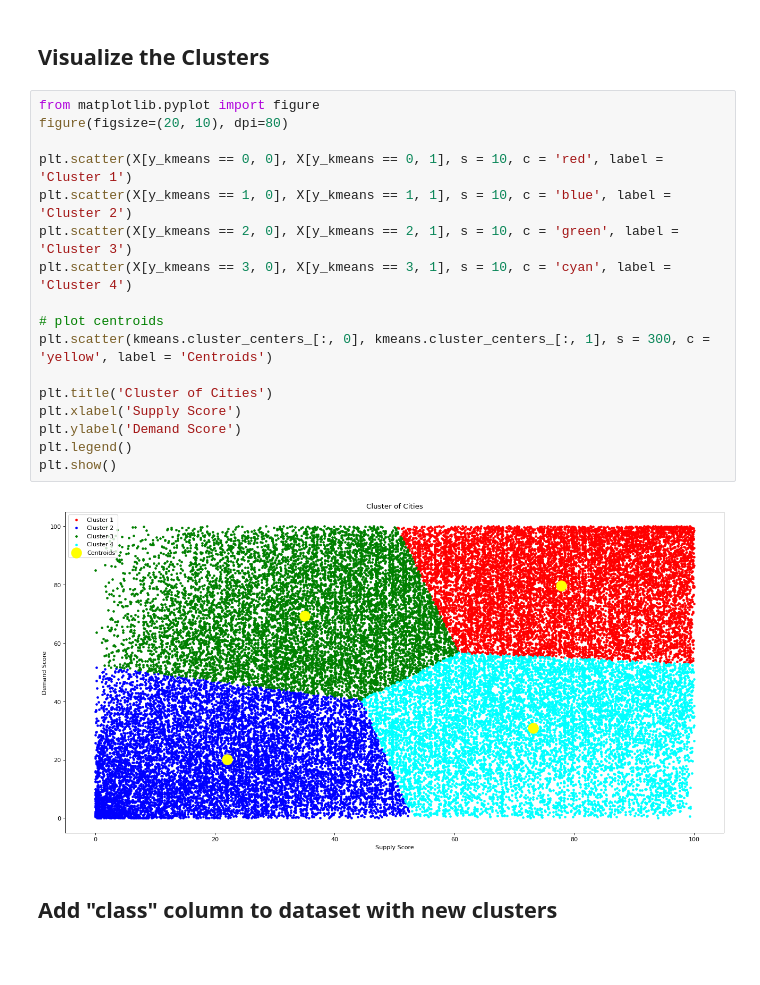
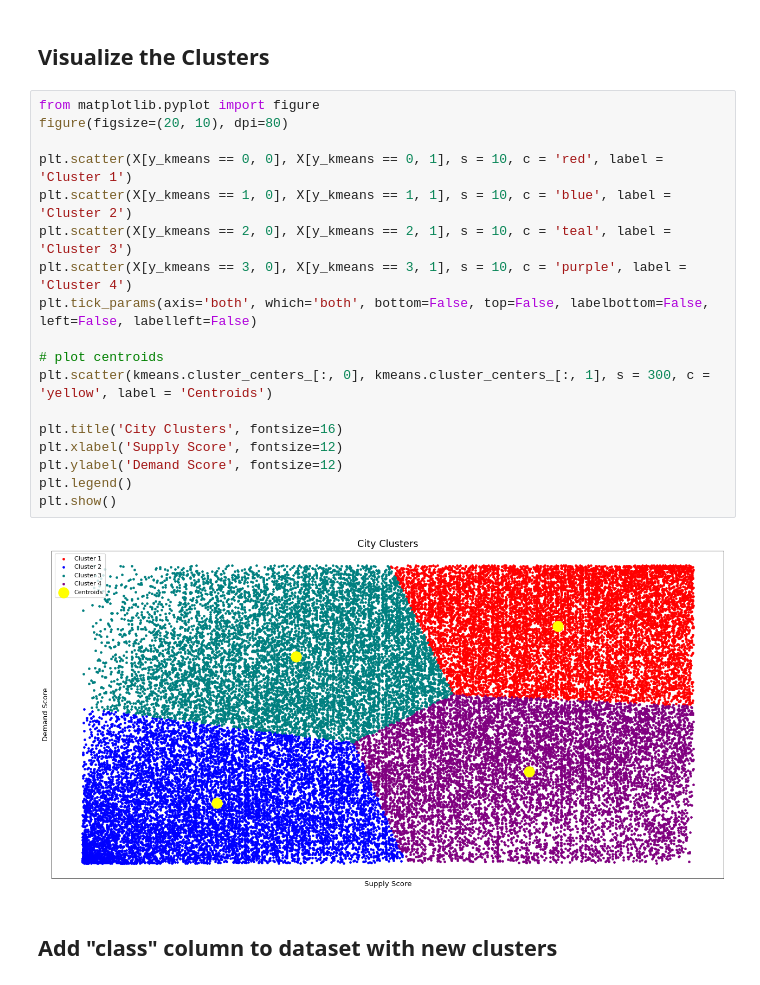
Before and after one commit to sjpozzuoli/Daves_Eagles, a Jupyter notebook: unsupervised_analysis_group_project.ipynb, the cells around one changed output. Saved outputs shown, nothing was run; the diff lists cells and outputs as text; blank space fills up the shorter version.

```diff
--- a/unsupervised_analysis_group_project.ipynb
+++ b/unsupervised_analysis_group_project.ipynb
@@ -186,22 +188,23 @@ print(y_kmeans)
 # %%
 from matplotlib.pyplot import figure
 figure(figsize=(20, 10), dpi=80)
 
 plt.scatter(X[y_kmeans == 0, 0], X[y_kmeans == 0, 1], s = 10, c = 'red', label = 'Cluster 1')
 plt.scatter(X[y_kmeans == 1, 0], X[y_kmeans == 1, 1], s = 10, c = 'blue', label = 'Cluster 2')
-plt.scatter(X[y_kmeans == 2, 0], X[y_kmeans == 2, 1], s = 10, c = 'green', label = 'Cluster 3')
-plt.scatter(X[y_kmeans == 3, 0], X[y_kmeans == 3, 1], s = 10, c = 'cyan', label = 'Cluster 4')
+plt.scatter(X[y_kmeans == 2, 0], X[y_kmeans == 2, 1], s = 10, c = 'teal', label = 'Cluster 3')
+plt.scatter(X[y_kmeans == 3, 0], X[y_kmeans == 3, 1], s = 10, c = 'purple', label = 'Cluster 4')
+plt.tick_params(axis='both', which='both', bottom=False, top=False, labelbottom=False, left=False, labelleft=False)
 
 # plot centroids
 plt.scatter(kmeans.cluster_centers_[:, 0], kmeans.cluster_centers_[:, 1], s = 300, c = 'yellow', label = 'Centroids')
 
-plt.title('Cluster of Cities')
-plt.xlabel('Supply Score')
-plt.ylabel('Demand Score')
+plt.title('City Clusters', fontsize=16)
+plt.xlabel('Supply Score', fontsize=12)
+plt.ylabel('Demand Score', fontsize=12)
 plt.legend()
 plt.show()
 # %% [output]
-[figure, old version]
+[figure, new version]
 # %% [markdown]
 ## Add "class" column to dataset with new clusters
 # %%
```
Also changed, not shown: parts of 9 cells of this notebook.
